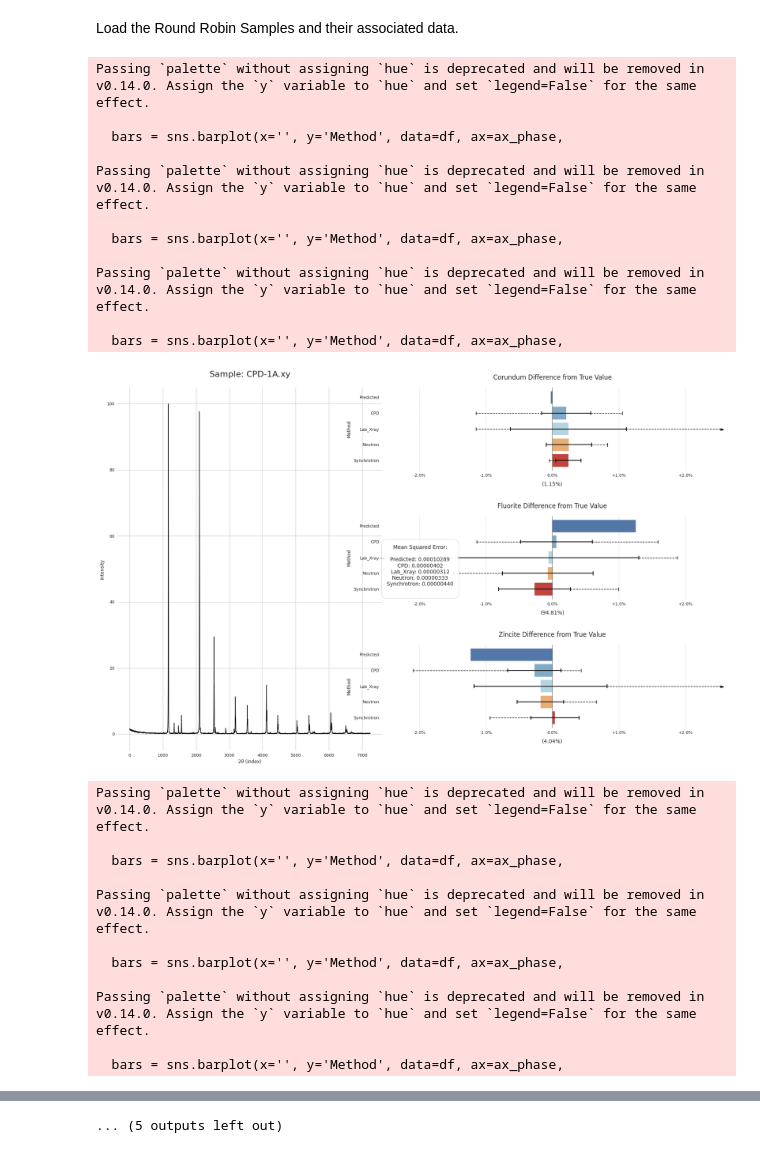
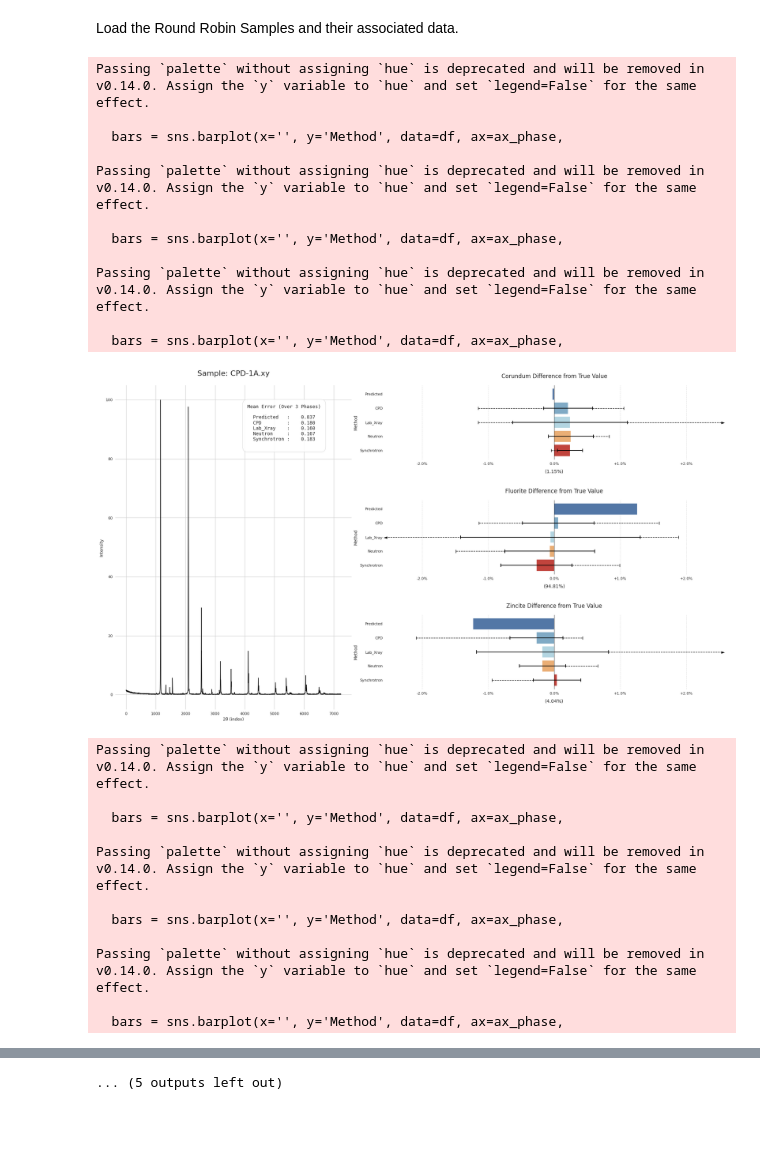
Before and after one commit to Machine-Intelligence-Characterisation/ML-for-phase-analysis, a Jupyter notebook: analysis/analysis.ipynb, the cells around one changed output, grey strips where cells are left out. Cells and saved outputs as stored; diff of their text form; code cells hidden in the pictures; blank space fills up the shorter version.

```diff
--- a/analysis/analysis.ipynb
+++ b/analysis/analysis.ipynb
@@ -455,9 +455,9 @@ participant_data = {
     for method in ['CPD_analysis', 'X-ray', 'Neutron', 'Synchrotron']
 }
 
-def calculate_mse(true_values, predicted_values):
-    """Calculate MSE across all phases for a single sample"""
-    return np.mean((true_values - predicted_values) ** 2)
+def cum_error(true_values, predicted_values):
+    """Calculate cum error across all phases for a single sample"""
+    return np.mean(np.sqrt((true_values - predicted_values)**2)*100)
 # %%
 # Load the statistics data
 stats_df = pd.read_csv('/home/jsprigg/ys68/XRD_phase_analysis/analysis/Madsen_Round_Robin_2004/stats.csv')
@@ -630,23 +630,27 @@ def plot_xrd_patterns_differences(intensities, file_names, predictions, weight_f
 
         true_values = weight_fractions.iloc[idx].values
         mse_scores = {
-            'Predicted': calculate_mse(true_values, predictions[idx]),
-            'CPD': calculate_mse(true_values, participant_data['CPD_analysis'].iloc[idx].values),
-            'Lab_Xray': calculate_mse(true_values, participant_data['X-ray'].iloc[idx].values),
-            'Neutron': calculate_mse(true_values, participant_data['Neutron'].iloc[idx].values),
-            'Synchrotron': calculate_mse(true_values, participant_data['Synchrotron'].iloc[idx].values)
+            'Predicted': cum_error(true_values, predictions[idx]),
+            'CPD': cum_error(true_values, participant_data['CPD_analysis'].iloc[idx].values),
+            'Lab_Xray': cum_error(true_values, participant_data['X-ray'].iloc[idx].values),
+            'Neutron': cum_error(true_values, participant_data['Neutron'].iloc[idx].values),
+            'Synchrotron': cum_error(true_values, participant_data['Synchrotron'].iloc[idx].values)
         }
 
-        mse_text = "Mean Squared Error:\n\n"
+        mse_text = "Mean Error % (Over 3 Phases)\n\n"
+        # Find the longest method name to determine padding
+        max_length = max(len(method) for method in mse_scores)
         for method, score in mse_scores.items():
-            mse_text += f"{method}: {score:.8f}\n"
+            # Format with consistent spacing and alignment
+            mse_text += f"{method:<{max_length}} : {score:>8.3f}\n"
 
-        fig.text(0.5, 0.5, mse_text,
+        fig.text(0.35, 0.8, mse_text,
                 bbox=dict(facecolor='white', alpha=0.9, edgecolor='gray',
-                         boxstyle='round,pad=1', zorder=1000),
+                        boxstyle='round,pad=1', zorder=1000),
                 fontsize=10, va='center', ha='center',
                 transform=fig.transFigure,
-                zorder=1000)
+                zorder=1000,
+                family='monospace')
 
         is_single_phase = np.any(np.isclose(true_values, 1.0))
 
@@ -732,34 +736,34 @@ def plot_xrd_patterns_differences(intensities, file_names, predictions, weight_f
 
                 ax_phase.axvline(x=0, color='black', linestyle='-', linewidth=0.5)
                 # Add true value label below x-axis at zero
                 # Add true value label at x-axis zero
                 ylim = ax_phase.get_ylim()  # Get current y-axis limits
                 ax_phase.text(0, ylim[0] + 0.7, f'({true_value*100:.2f}%)',
                             ha='center', va='top', fontsize=10)
                 ax_phase.set_title(f'{phase} Difference from True Value', fontsize=12, pad=15)
 
                 ax_phase.grid(True, axis='x', linestyle='--', alpha=0.6)
                 ax_phase.tick_params(axis='y', labelsize=8)
                 format_x_tick_labels(ax_phase)
 
         plt.show()
         plt.close()
 
 # Call the plotting function
 plot_xrd_patterns_differences(intensities, xy_files, predictions, weight_fractions, stats_df, min_range=1)
 # %% [output]
 Passing `palette` without assigning `hue` is deprecated and will be removed in v0.14.0. Assign the `y` variable to `hue` and set `legend=False` for the same effect.
 
   bars = sns.barplot(x='', y='Method', data=df, ax=ax_phase,
 
 Passing `palette` without assigning `hue` is deprecated and will be removed in v0.14.0. Assign the `y` variable to `hue` and set `legend=False` for the same effect.
 
   bars = sns.barplot(x='', y='Method', data=df, ax=ax_phase,
 
 Passing `palette` without assigning `hue` is deprecated and will be removed in v0.14.0. Assign the `y` variable to `hue` and set `legend=False` for the same effect.
 
   bars = sns.barplot(x='', y='Method', data=df, ax=ax_phase,
-[figure, old version]
+[figure, new version]
 Passing `palette` without assigning `hue` is deprecated and will be removed in v0.14.0. Assign the `y` variable to `hue` and set `legend=False` for the same effect.
 
   bars = sns.barplot(x='', y='Method', data=df, ax=ax_phase,
```
Also changed, not shown: parts of 3 cells of this notebook.
